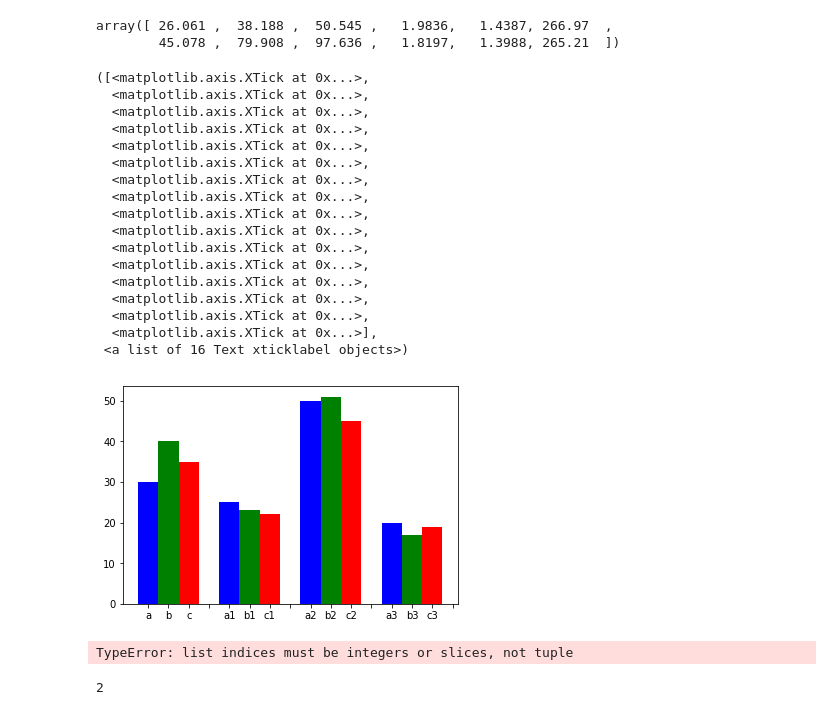
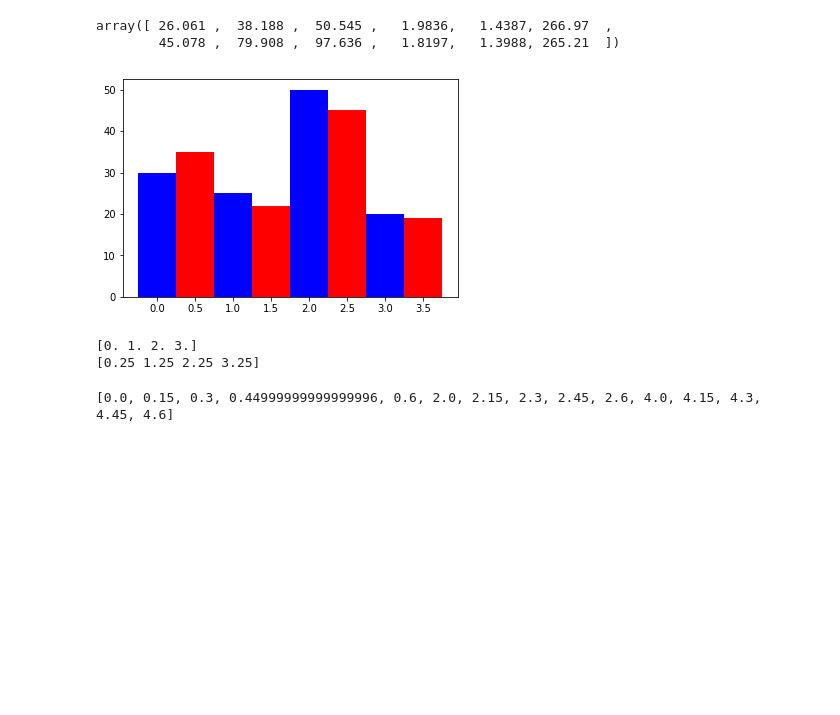
Before and after one commit to iid2019/iddl, a Jupyter notebook: resnet/plot_results.ipynb, the cells around one changed output. Saved outputs shown, nothing was run; the diff lists cells and outputs as text; code cells hidden in the pictures; blank space fills up the shorter version.

```diff
--- a/resnet/plot_results.ipynb
+++ b/resnet/plot_results.ipynb
@@ -30,7 +30,7 @@ The names in the `models` should be consistent with the result folder name.
 records = 10
 
 ## set the number of epoches in each records
-epoches = 75
+epoches = 61
 
 ## set the save path of the figures
 path = './figures/Accuracy_Loss_ResNet18_ResNet34_GC.png'
@@ -169,6 +169,7 @@ print (test_acc[74,:])
 ### `Y vs X`: Inference Time *vs* Early Exit Point
 ### `Legend`: BResNet-18
 # %%
+############################################################################
 ############################################################################
 ## set the number of records
 records = 10
@@ -179,8 +180,9 @@ epoches = 61
 ## set the save path of the figures
 path = './figures/InferenceTime_vs_EarlyExit.png'
 ## set the dir name of the records
-models = 'BIBD_GC_EE ResNet34_BIBD_GC_EE'.split(' ')
+models = 'ResNet18-EE B-ResNet18-EE B-ResNet18-V4-EE B-ResNet34-V4-EE'.split(' ')
 
+############################################################################
 ############################################################################
 
 inference_time_files = ['./results/'+name+'/test_time_' for name in models]
@@ -313,6 +344,7 @@ plotter.plot_values(labels, train_loss, test_loss,
 ### 1.
 ### The inference time and accuracy
 # %%
+############################################################################
 ############################################################################
 ## set the number of records
 records = 10
@@ -323,8 +355,9 @@ epoches = 61
 ## set the save path of the figures
 path = './figures/InferenceTime_vs_EarlyExit.png'
 ## set the dir name of the records
-models = 'BIBD_GC_EE ResNet34_BIBD_GC_EE'.split(' ')
+models = 'ResNet18-EE B-ResNet18-EE B-ResNet18-V4-EE B-ResNet34-V4-EE'.split(' ')
 
+############################################################################
 ############################################################################
 
 inference_time_files = ['./results/'+name+'/test_time_' for name in models]
@@ -489,42 +531,21 @@ array([ 26.061 ,  38.188 ,  50.545 ,   1.9836,   1.4387, 266.97  ,
 # %%
 data = [[30, 25, 50, 20],
 [40, 23, 51, 17],
 [35, 22, 45, 19]]
 X = np.array([0.25 * i for i in range(16)])
 x1 = [0, 4, 8, 12]
-x2 = [1, 5, 9, 13]
+#x2 = [1, 5, 9, 13]
 x3 = [2, 6, 10, 14]
-plt.bar(X[x1], data[0], color = 'b', width = 0.25)
-plt.bar(X[x2], data[1], color = 'g', width = 0.25)
-plt.bar(X[x3], data[2], color = 'r', width = 0.25)
+plt.bar(X[x1], data[0], color = 'b', width = 0.5)
+#plt.bar(X[x2], data[1], color = 'g', width = 0.5)
+plt.bar(X[x3], data[2], color = 'r', width = 0.5)
 xs = ['a', 'b', 'c', '', 'a1', 'b1', 'c1', '', 'a2', 'b2', 'c2', '', 'a3', 'b3', 'c3', '',]
-plt.xticks(X,xs)
+#plt.xticks(X,xs)
 # %% [output]
-([<matplotlib.axis.XTick at 0x...>,
-  <matplotlib.axis.XTick at 0x...>,
-  <matplotlib.axis.XTick at 0x...>,
-  <matplotlib.axis.XTick at 0x...>,
-  <matplotlib.axis.XTick at 0x...>,
-  <matplotlib.axis.XTick at 0x...>,
-  <matplotlib.axis.XTick at 0x...>,
-  <matplotlib.axis.XTick at 0x...>,
-  <matplotlib.axis.XTick at 0x...>,
-  <matplotlib.axis.XTick at 0x...>,
-  <matplotlib.axis.XTick at 0x...>,
-  <matplotlib.axis.XTick at 0x...>,
-  <matplotlib.axis.XTick at 0x...>,
-  <matplotlib.axis.XTick at 0x...>,
-  <matplotlib.axis.XTick at 0x...>,
-  <matplotlib.axis.XTick at 0x...>],
- <a list of 16 Text xticklabel objects>)
-[figure, old version]
+[figure, new version]
-# %%
-x = [1,2,3,4,5,6]
-a=[1,2]
-print(x[0,3])
-# %% [output]
-TypeError: list indices must be integers or slices, not tuple
-# %%
-t
-# %% [output]
-2
+# %%
+print(X[x1])
+print(X[x2])
+# %% [output]
+[0. 1. 2. 3.]
+[0.25 1.25 2.25 3.25]
@@ -530,0 +564,4 @@ t
+# %%
+print(x)
+# %% [output]
+[0.0, 0.15, 0.3, 0.44999999999999996, 0.6, 2.0, 2.15, 2.3, 2.45, 2.6, 4.0, 4.15, 4.3, 4.45, 4.6]
```
Also changed, not shown: parts of 13 cells of this notebook, 4 other files.
